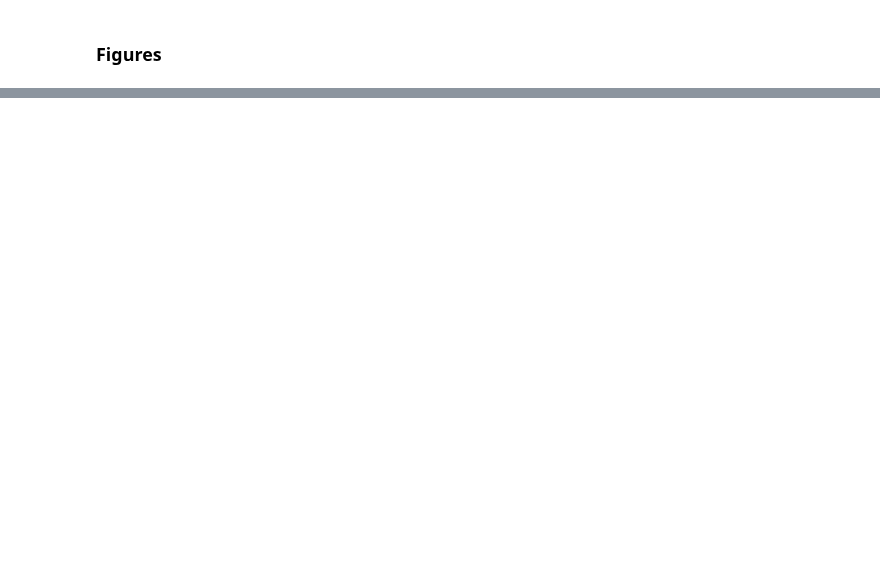
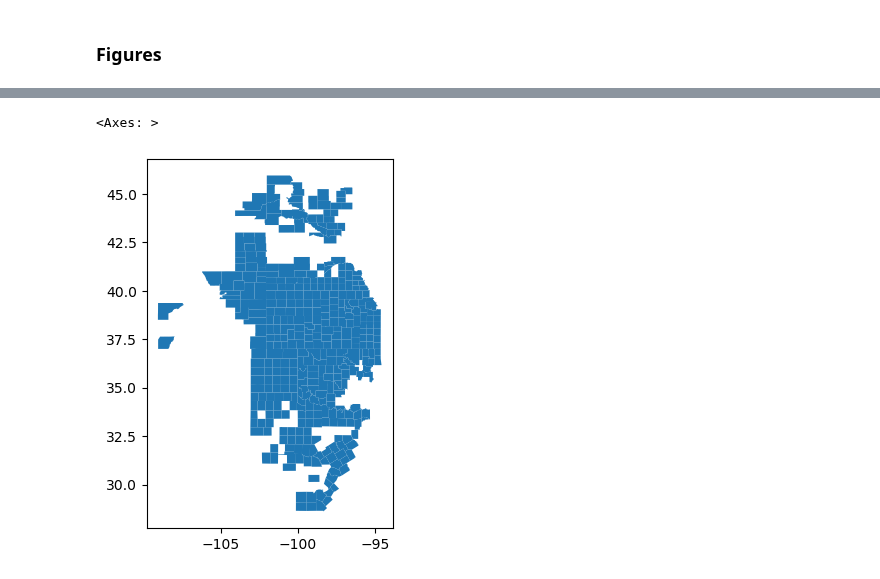
Before and after one commit to ellaampy/seasonal-yield-forecast, a Jupyter notebook: data_preparation/figures.ipynb, the cells around one changed output, grey strips where cells are left out. Saved outputs shown, nothing was run; the diff lists cells and outputs as text; code cells hidden in the pictures; blank space fills up the shorter version.

```diff
--- a/data_preparation/figures.ipynb
+++ b/data_preparation/figures.ipynb
@@ -98,3 +97,8 @@ adm2_south = adm2_crop_data.loc[adm2_crop_data["ADM1_PT"].isin(["Paraná", "Sant
+# %%
+adm2_south.loc[adm2_south["adm_id"].isin(valid_adm_ids)].plot()
+# %% [output]
+<Axes: >
+[figure, added]
 # %%
 yield_south = yield_data.loc[(yield_data["adm_id"].isin(adm2_south.adm_id.unique())) & (yield_data["harvest_year"].between(2003, 2022))].reset_index(drop=True)
 # %%
```
Also changed, not shown: parts of 16 cells of this notebook, 5 other files.
